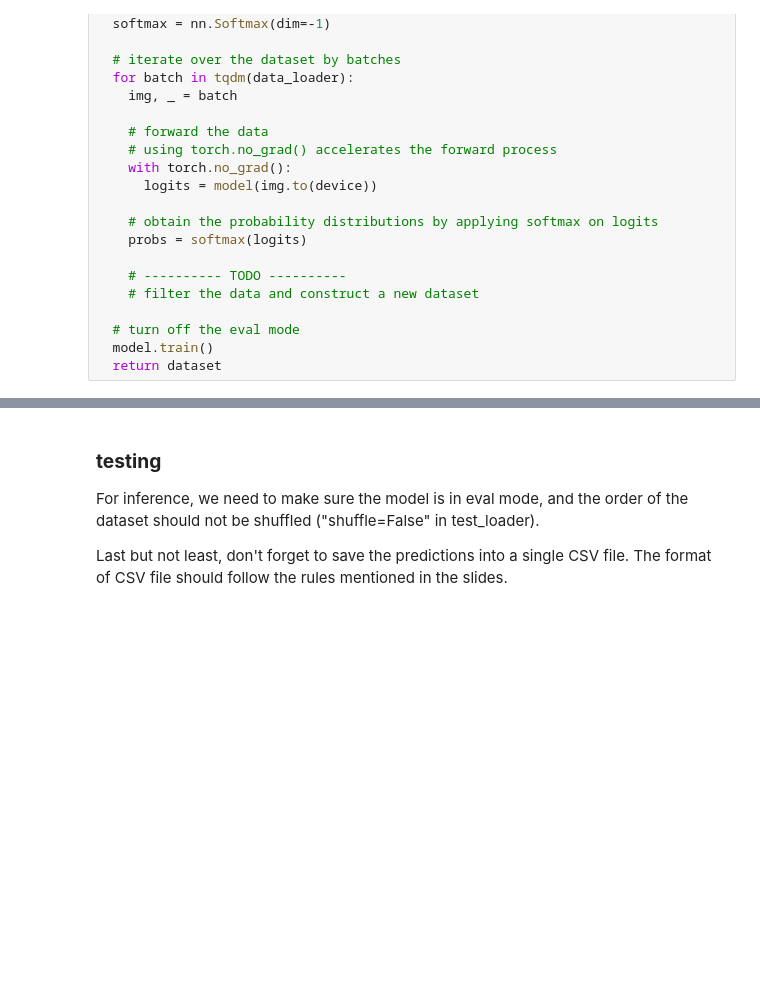
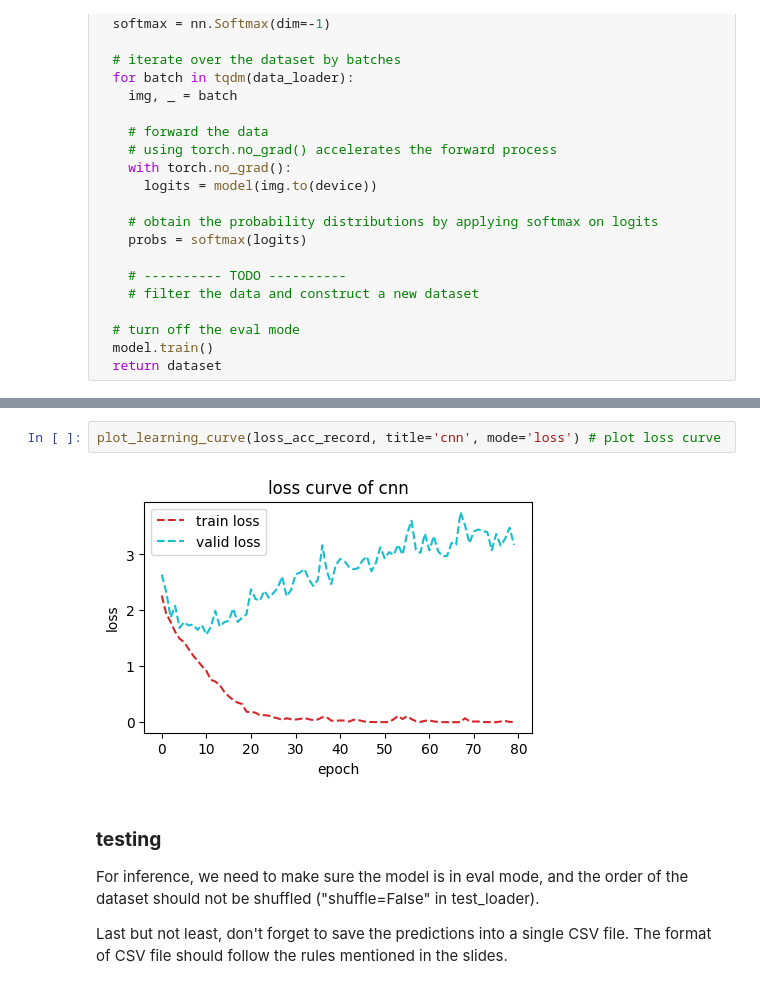
Before and after one commit to remysys/learncode, a Jupyter notebook: dl/cnn/cnn.ipynb, the cells around one changed output, grey strips where cells are left out. Drawn from its saved outputs; the diff is of its cells as text; blank space fills up the shorter version.

```diff
--- a/dl/cnn/cnn.ipynb
+++ b/dl/cnn/cnn.ipynb
@@ -313,3 +361,7 @@ for epoch in range(n_epochs):
+# %%
+plot_learning_curve(loss_acc_record, title='cnn', mode='loss') # plot loss curve
+# %% [output]
+[figure, added]
 # %% [markdown]
 ### **testing**
 
```
Also changed, not shown: parts of 6 cells of this notebook, 1 other file.
